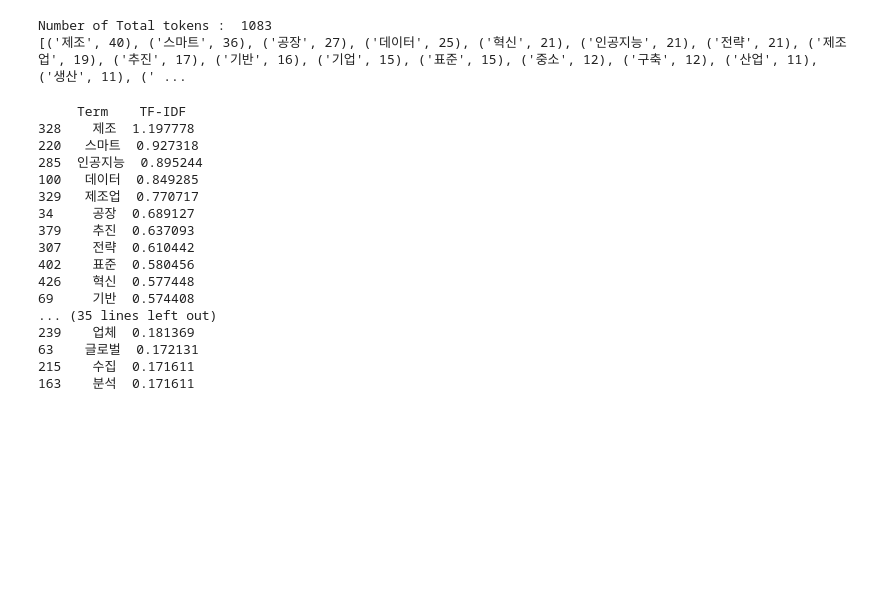
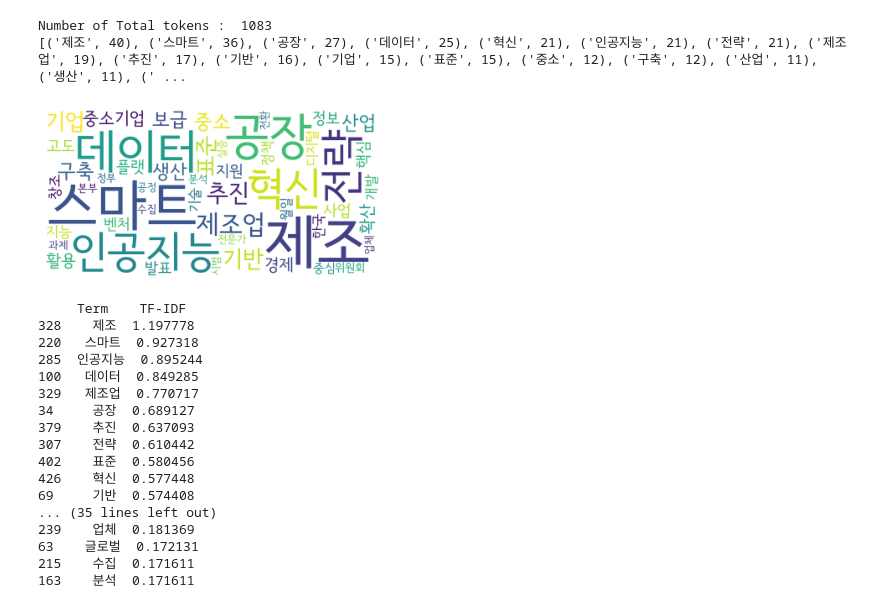
Before and after one commit to hyeonniii/NLP, a Jupyter notebook: 정책분석 연습/p_nlp.ipynb, the cells around one changed output. Cells and saved outputs as stored; diff of their text form; code cells hidden in the pictures; blank space fills up the shorter version.

```diff
--- a/정책분석 연습/p_nlp.ipynb
+++ b/정책분석 연습/p_nlp.ipynb
@@ -99,6 +84,16 @@ print(noun_list)
 # %% [output]
 Number of Total tokens :  1083
 [('제조', 40), ('스마트', 36), ('공장', 27), ('데이터', 25), ('혁신', 21), ('인공지능', 21), ('전략', 21), ('제조업', 19), ('추진', 17), ('기반', 16), ('기업', 15), ('표준', 15), ('중소', 12), ('구축', 12), ('산업', 11), ('생산', 11), (' ...
+# %%
+from wordcloud import WordCloud
+import matplotlib.pyplot as plt
+
+wc=WordCloud(font_path='SeoulNamsanM.ttf',background_color="white").generate_from_frequencies(dict(noun_list))
+plt.imshow(wc)
+plt.axis("off")
+plt.show()
+# %% [output]
+[figure, added]
 # %%
 from sklearn.feature_extraction.text import TfidfVectorizer
 import pandas as pd
```
Also changed, not shown: parts of 5 cells of this notebook, 1 other file.
